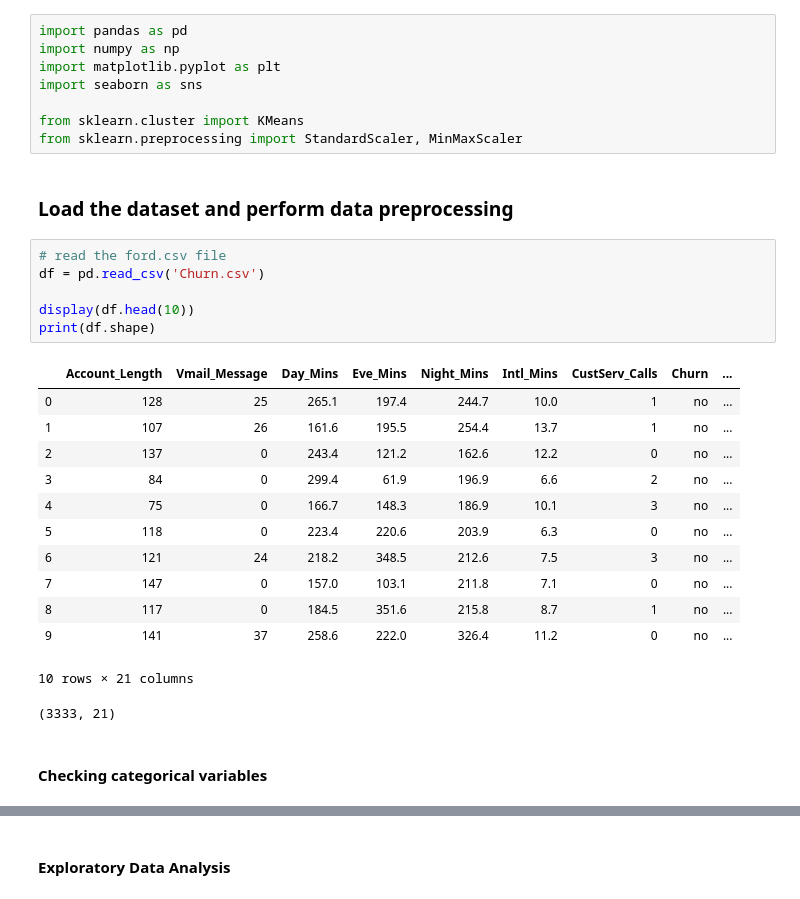
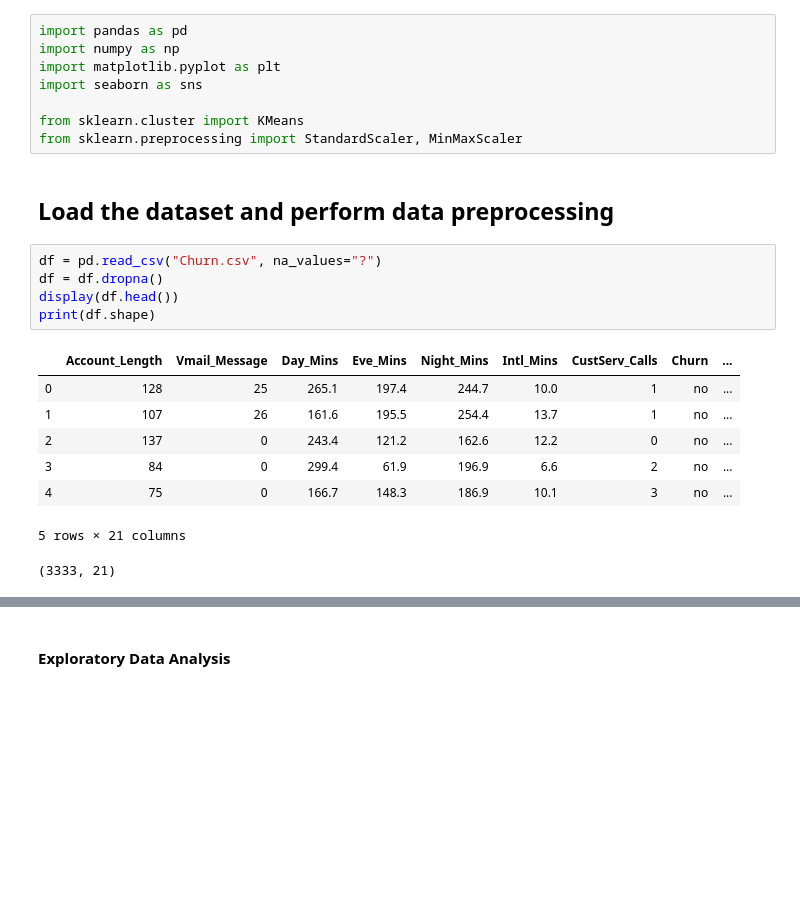
Before and after one commit to nabilatajrin/churn-data-analysis, a Jupyter notebook: churn_data_analysis.ipynb, the cells around one changed output, grey strips where cells are left out. Drawn from its saved outputs; the diff is of its cells as text; blank space fills up the shorter version.

```diff
--- a/churn_data_analysis.ipynb
+++ b/churn_data_analysis.ipynb
@@ -36,26 +36,18 @@ import seaborn as sns
 from sklearn.cluster import KMeans
 from sklearn.preprocessing import StandardScaler, MinMaxScaler
 # %% [markdown]
-### Load the dataset and perform data preprocessing
+## Load the dataset and perform data preprocessing
 # %%
-# read the ford.csv file
-df = pd.read_csv('Churn.csv')
-
-display(df.head(10))
+df = pd.read_csv("Churn.csv", na_values="?")
+df = df.dropna()
+display(df.head())
 print(df.shape)
 # %% [output]
 |  | Account_Length | Vmail_Message | Day_Mins | Eve_Mins | Night_Mins | Intl_Mins | CustServ_Calls | Churn | ... |
 | 0 | 128 | 25 | 265.1 | 197.4 | 244.7 | 10.0 | 1 | no | ... |
 | 1 | 107 | 26 | 161.6 | 195.5 | 254.4 | 13.7 | 1 | no | ... |
 | 2 | 137 | 0 | 243.4 | 121.2 | 162.6 | 12.2 | 0 | no | ... |
 | 3 | 84 | 0 | 299.4 | 61.9 | 196.9 | 6.6 | 2 | no | ... |
 | 4 | 75 | 0 | 166.7 | 148.3 | 186.9 | 10.1 | 3 | no | ... |
-| 5 | 118 | 0 | 223.4 | 220.6 | 203.9 | 6.3 | 0 | no | ... |
-| 6 | 121 | 24 | 218.2 | 348.5 | 212.6 | 7.5 | 3 | no | ... |
-| 7 | 147 | 0 | 157.0 | 103.1 | 211.8 | 7.1 | 0 | no | ... |
-| 8 | 117 | 0 | 184.5 | 351.6 | 215.8 | 8.7 | 1 | no | ... |
-| 9 | 141 | 37 | 258.6 | 222.0 | 326.4 | 11.2 | 0 | no | ... |
-10 rows × 21 columns
+5 rows × 21 columns
 (3333, 21)
-# %% [markdown]
-#### Checking categorical variables
```
Also changed, not shown: parts of 25 cells of this notebook.
